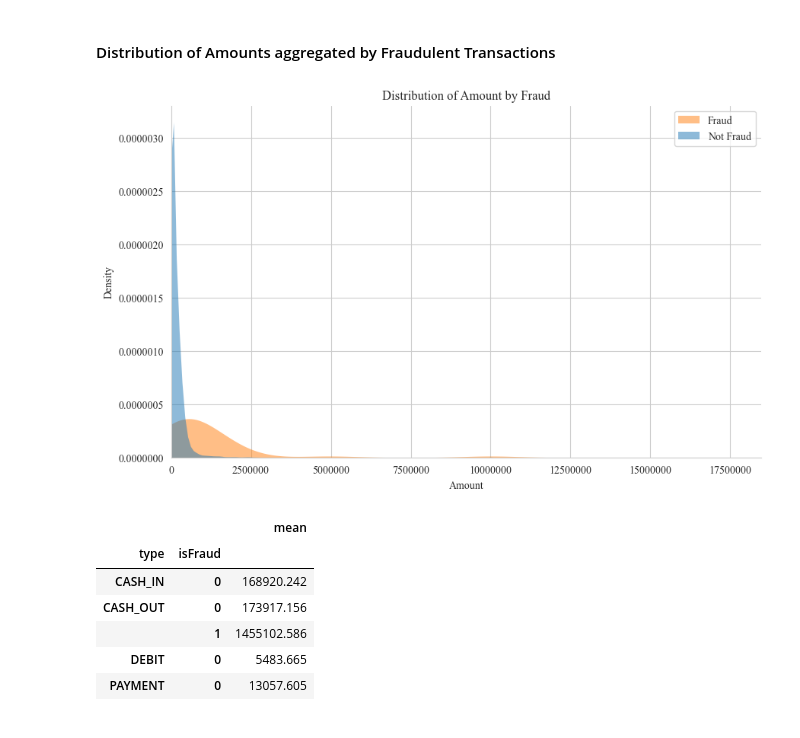
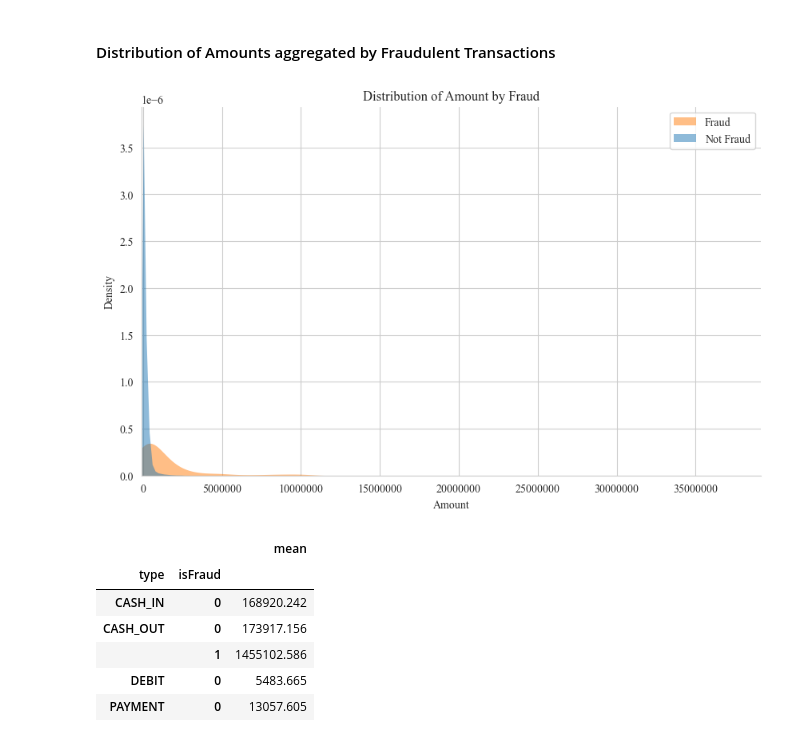
Before and after one commit to dennisjooo/Credit-Fraud-Detector, a Jupyter notebook: fraud.ipynb, the cells around one changed output. Drawn from its saved outputs; the diff is of its cells as text; code cells hidden in the pictures.

```diff
--- a/fraud.ipynb
+++ b/fraud.ipynb
@@ -212,24 +215,24 @@ plt.show()
 # %%
 # Setting the figure size
 plt.figure(figsize=(10, 6))
 
 # Plotting the distribution of amount grouped by fraud in a kde plot
-sns.kdeplot(x="amount", data=trx.sample(20000, random_state=42), hue="isFraud",
+sns.kdeplot(x="amount", data=trx.sample(100000, random_state=42), hue="isFraud",
             fill=True, common_norm=False, alpha=.5, linewidth=0)
 
 # Plot settings
 plt.title("Distribution of Amount by Fraud")
-plt.xlim(left=0)
+plt.xlim(left=-100000)
 plt.xlabel("Amount")
 plt.ylabel("Density")
-plt.ticklabel_format(style='plain', axis='both')
+plt.ticklabel_format(style='plain', axis='x')
 plt.legend(["Fraud", "Not Fraud"])
 sns.despine()
 
 # Displaying the plot
 plt.show()
 # %% [output]
-[figure, old version]
+[figure, new version]
 # %%
 # Average transaction amount by type and fraud type
 trx.groupby(["type", "isFraud"])['amount'].mean().rename("mean").to_frame()
```
Also changed, not shown: parts of 26 cells of this notebook, 1 other file.
